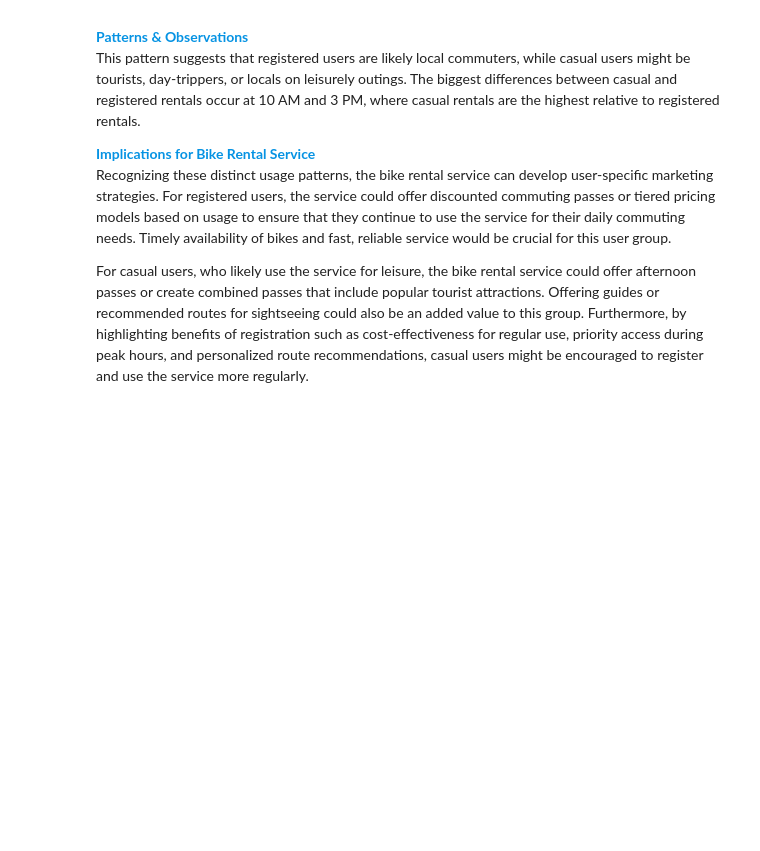
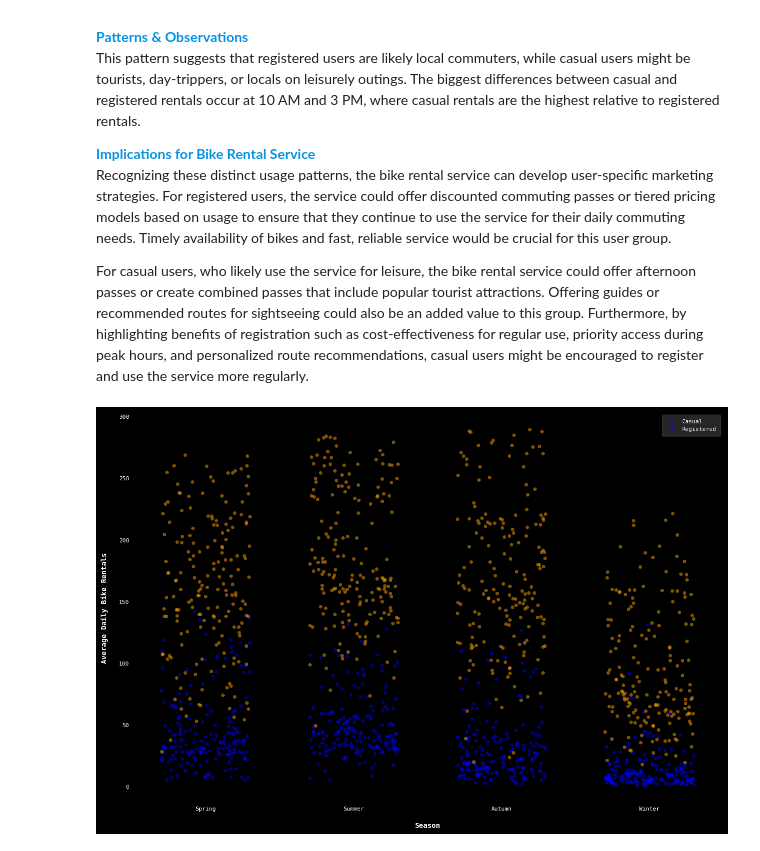
Before and after one commit to jparkington/Project-Cultivate, a Jupyter notebook: Exploration.ipynb, the cells around one changed output. Saved outputs shown, nothing was run; the diff lists cells and outputs as text; code cells hidden in the pictures; blank space fills up the shorter version.

```diff
--- a/Exploration.ipynb
+++ b/Exploration.ipynb
@@ -500,0 +527,37 @@ For casual users, who likely use the service for leisure, the bike rental servic
+# %%
+def seasonal_daily_average_rentals(df : pd.DataFrame):
+    '''
+    Visualizes the daily average number of bike rentals for casual and registered users across different seasons.
+
+    1. Maps the 'season' column to corresponding season names.
+    2. Groups the data by 'season' and 'dteday' and aggregates the 'casual' and 'registered' columns.
+    3. Creates a strip plot where the x-axis represents the season and the y-axis represents the daily average number of bike rentals,
+       and the points are colored based on the user type.
+
+    Parameters:
+        df (pd.DataFrame) : The bike sharing dataset as a pandas DataFrame.
+
+    The purpose of this function is to provide insights into how the seasons affect the demand for bike rentals for casual
+    and registered users. Understanding these patterns can help a prospective bike sharing company optimize their service
+    offerings for different user groups.
+    '''
+
+    grouped = df.groupby(['season', 'dteday'])[['casual', 'registered']].mean().reset_index()
+
+    daily_averages = grouped.melt(id_vars=['season', 'dteday'], value_vars=['casual', 'registered'], var_name='usertype', value_name='avg_rentals')
+
+    _, ax = plt.subplots()
+
+    for usertype, color in zip(['casual', 'registered'], ['blue', 'orange']):
+        sns.stripplot(data=daily_averages[daily_averages.usertype == usertype],
+                      x='season', y='avg_rentals', jitter=0.3,
+                      color=color, alpha=0.5, ax=ax)
+
+    plt.xticks(range(4), ['Spring', 'Summer', 'Autumn', 'Winter'])
+    plt.xlabel('Season')
+    plt.ylabel('Average Daily Bike Rentals')
+    plt.legend(['Casual', 'Registered'])
+
+seasonal_daily_average_rentals(bike_sharing)
+# %% [output]
+[figure, added]
```
Also changed, not shown: parts of 4 cells of this notebook.
